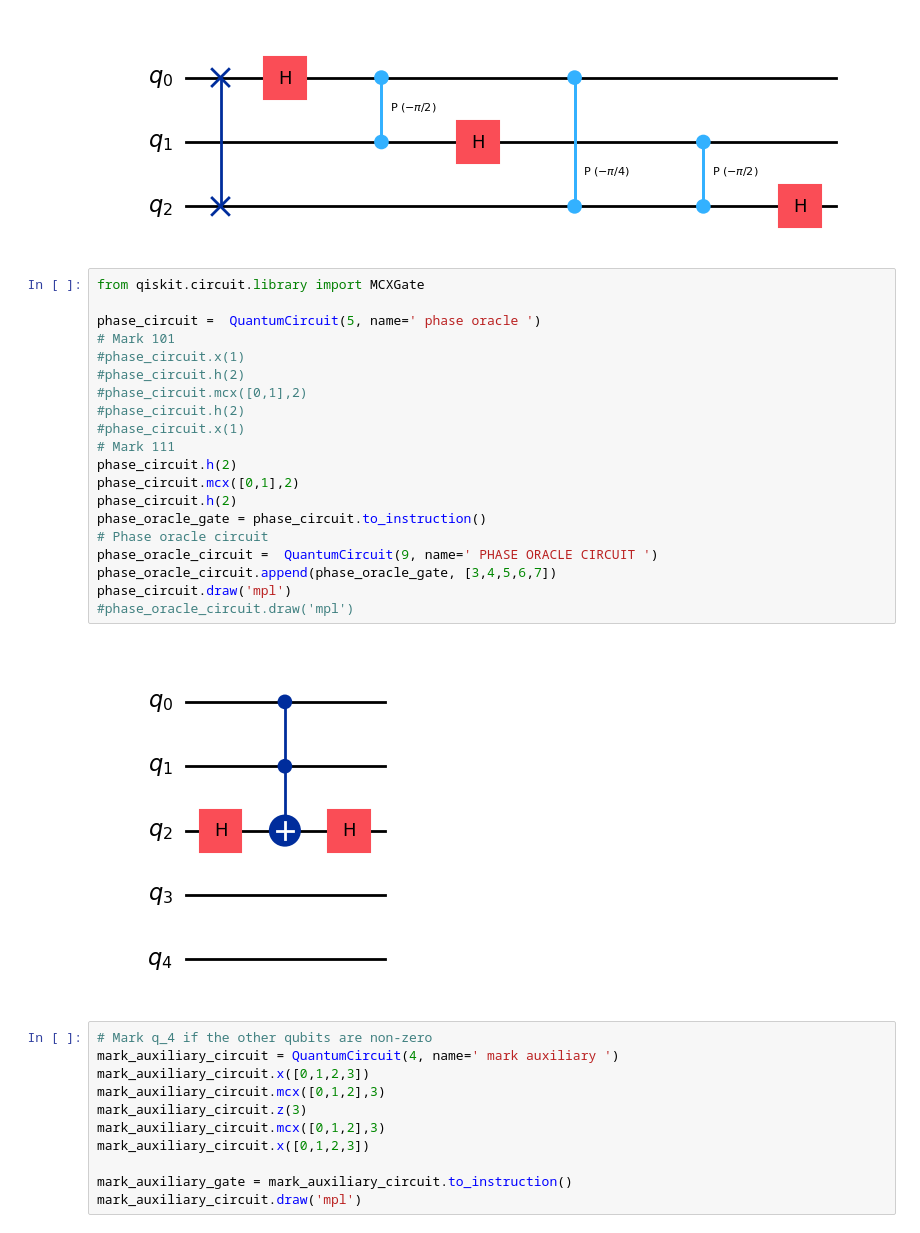
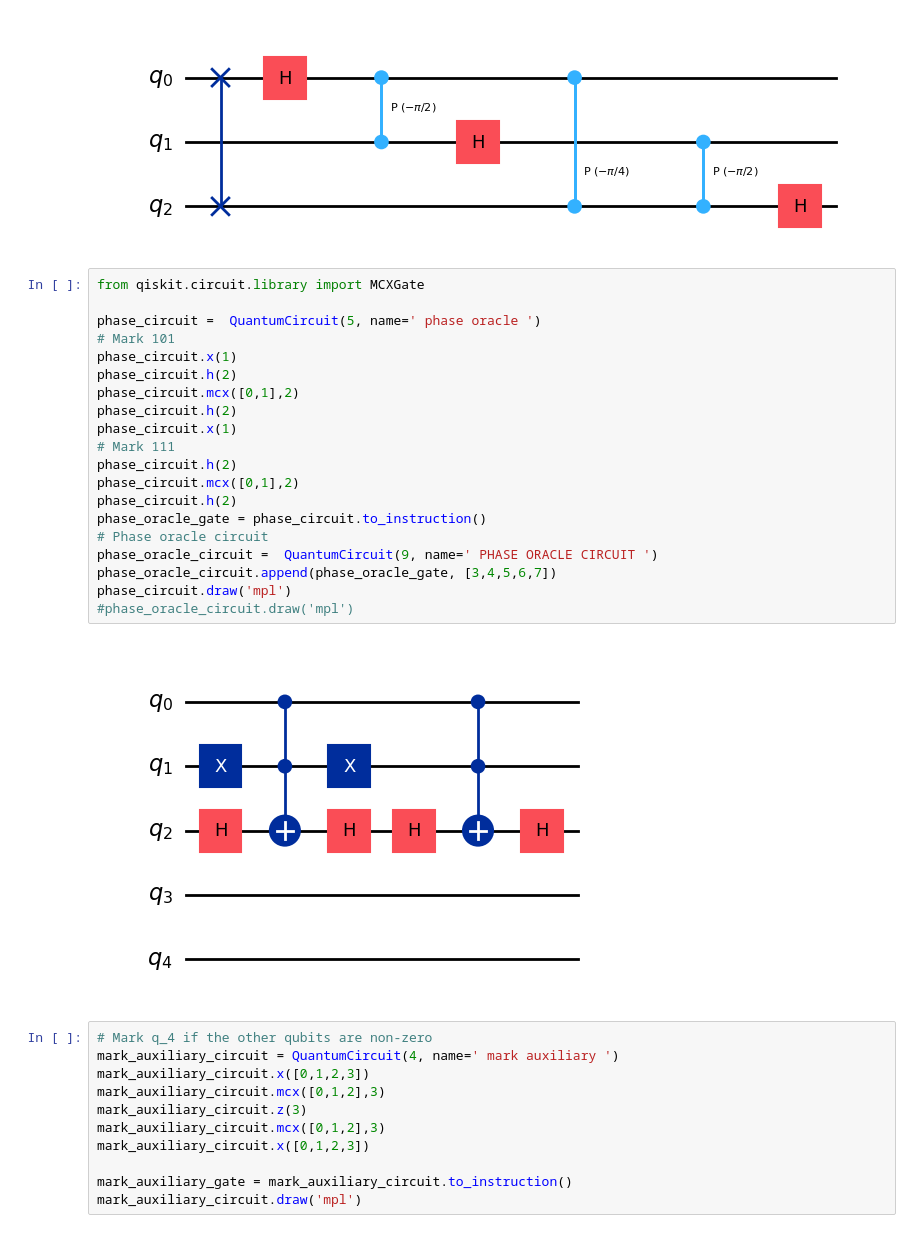
Before and after one commit to Lilith207/PythonForQuantum, a Jupyter notebook: Advanced/Assignment 6/search_4.ipynb, the cells around one changed output. Drawn from its saved outputs; the diff is of its cells as text.

```diff
--- a/Advanced/Assignment 6/search_4.ipynb
+++ b/Advanced/Assignment 6/search_4.ipynb
@@ -59,25 +59,25 @@ QFT(3, inverse=True).decompose().draw("mpl")
 # %%
 from qiskit.circuit.library import MCXGate
 
 phase_circuit =  QuantumCircuit(5, name=' phase oracle ')
 # Mark 101
-#phase_circuit.x(1)
-#phase_circuit.h(2)
-#phase_circuit.mcx([0,1],2)
-#phase_circuit.h(2)
-#phase_circuit.x(1)
+phase_circuit.x(1)
+phase_circuit.h(2)
+phase_circuit.mcx([0,1],2)
+phase_circuit.h(2)
+phase_circuit.x(1)
 # Mark 111
 phase_circuit.h(2)
 phase_circuit.mcx([0,1],2)
 phase_circuit.h(2)
 phase_oracle_gate = phase_circuit.to_instruction()
 # Phase oracle circuit
 phase_oracle_circuit =  QuantumCircuit(9, name=' PHASE ORACLE CIRCUIT ')
 phase_oracle_circuit.append(phase_oracle_gate, [3,4,5,6,7])
 phase_circuit.draw('mpl')
 #phase_oracle_circuit.draw('mpl')
 # %% [output]
-[figure, old version]
+[figure, new version]
 # %%
 # Mark q_4 if the other qubits are non-zero
 mark_auxiliary_circuit = QuantumCircuit(4, name=' mark auxiliary ')
```
Also changed, not shown: parts of 1 cell of this notebook, 1 other file.
